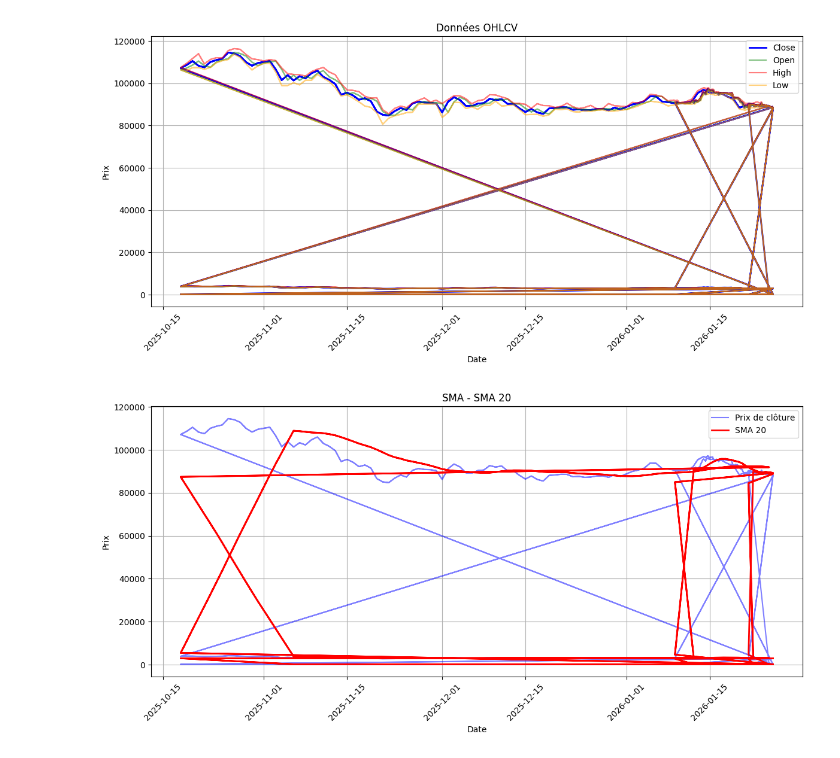
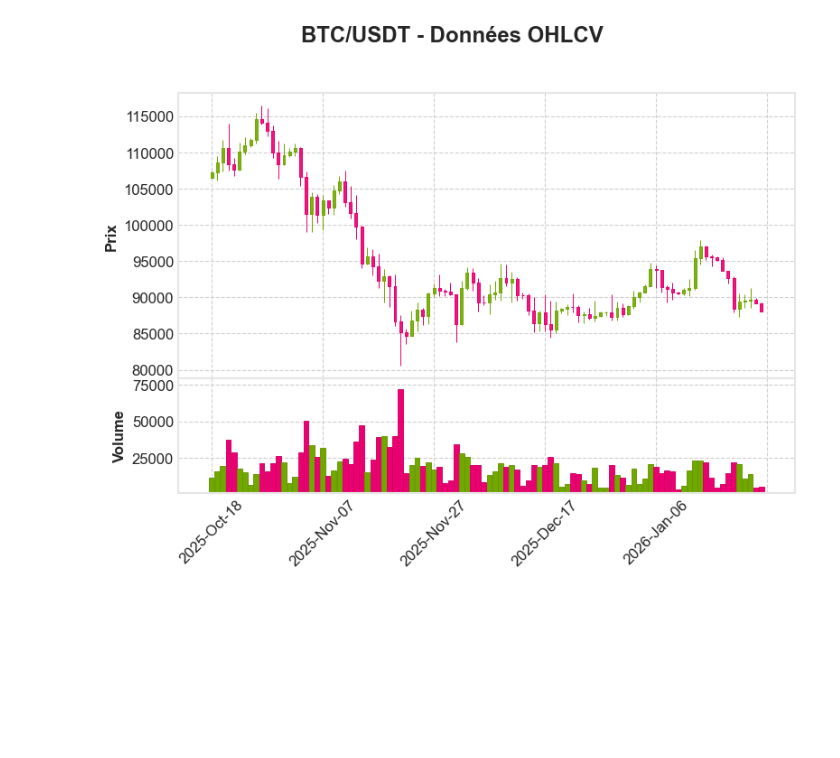
Before and after one commit to Marivel75/_Crypto_Bot, a Jupyter notebook: ntbk_test_analytics.ipynb, the cells around one changed output. Drawn from its saved outputs; the diff is of its cells as text; code cells hidden in the pictures; blank space fills up the shorter version.

Commit message:
calcul et plot de sma et des données ohlcv

```diff
--- a/ntbk_test_analytics.ipynb
+++ b/ntbk_test_analytics.ipynb
@@ -62,0 +1,20 @@ ohlcv_data.head()
+# %%
+from src.analytics.db_inspector import DBInspector
+
+# Instancier l'inspecteur
+db_inspector = DBInspector()
+
+# Récupérer les données OHLCV pour BTC/USDT
+btc_data = db_inspector.get_ohlcv_data(symbol="BTC/USDT", limit=100)
+display(btc_data.head())
+
+# Exemple 2 : Inspecter la base de données
+db_inspector.inspect_db()
+
+# Exemple 3 : Récupérer les noms des tables
+tables = db_inspector.get_table_names()
+print("Tables disponibles :", tables)
+
+# Exemple 4 : Récupérer le schéma d'une table
+schema = db_inspector.get_table_schema("ohlcv")
+print("Schéma de la table ohlcv :", schema)
@@ -62,0 +39,7 @@ ohlcv_data.head()
+# %%
+from src.analytics.plot_manager import PlotManager
+
+plot_manager = PlotManager()
+
+plot_manager.plot_ohlcv(btc_data, title="BTC/USDT - Données OHLCV")
+# %% [output]
@@ -63,6 +47,5 @@ ohlcv_data.head()
+[figure, added]
 # %%
-from src.analytics.visualization import plot_ohlcv_data
+from src.analytics.indicators import calculate_sma
 
-plot_ohlcv_data(ohlcv_data)
+sma_serie = calculate_sma(btc_data)
-# %% [output]
-[figure, removed]
@@ -73,5 +51,0 @@ sma_serie = calculate_sma(ohlcv_data)
-# %%
-from src.analytics.visualization import plot_sma
-plot_sma(ohlcv_data, sma_serie, 20)
-# %% [output]
-[figure, removed]
```
Also changed, not shown: parts of 7 cells of this notebook, 6 other files.
